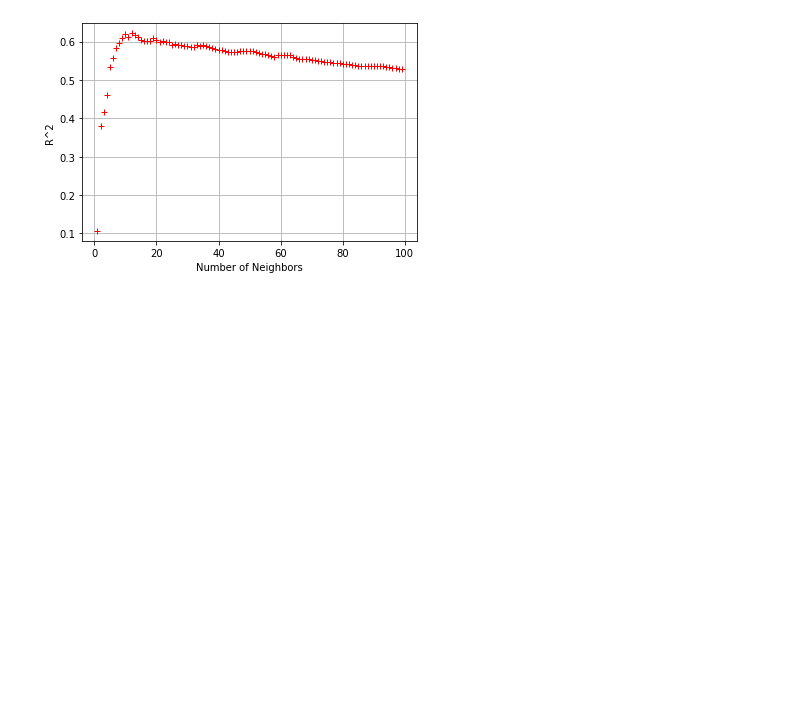
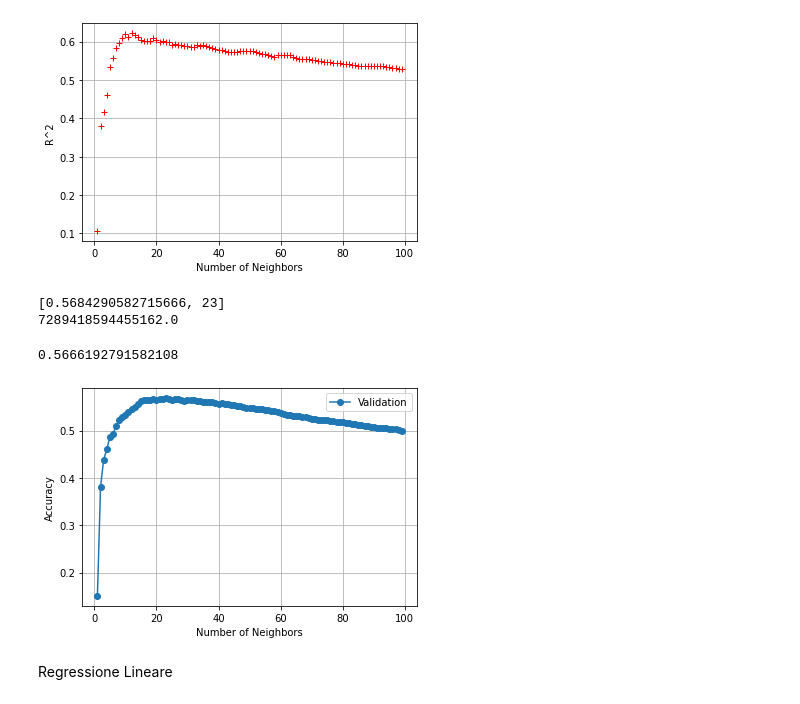
Before and after one commit to giacomobais/Data-WebMining, a Jupyter notebook: Progetto.ipynb, the cells around one changed output. Drawn from its saved outputs; the diff is of its cells as text; code cells hidden in the pictures; blank space fills up the shorter version.

```diff
--- a/Progetto.ipynb
+++ b/Progetto.ipynb
@@ -1035,4 +1127,6 @@ Accuracy
 # %%
+x = dataset_mat[:,:35]
+y = dataset_mat[:,35]
 x_train_80, x_test, y_train_80, y_test = train_test_split(x, y, test_size=0.20, random_state=42)
 x_train, x_valid, y_train, y_valid = train_test_split(x_train_80, y_train_80, test_size=0.25, random_state=42)
 train_mse=[]
@@ -1072,7 +1166,14 @@ ax.set_ylabel("R^2")
 ax.set_xlabel("Number of Neighbors")
 ax.grid()
 
-kNN = neighbors.KNeighborsRegressor(n_neighbors=12)
+min_mse = float('inf')
+best_k = 0
+for mse, k in valid_mse:
+    if(min_mse > mse):
+        best_k = k
+        min_mse = mse
+
+kNN = neighbors.KNeighborsRegressor(n_neighbors=int(best_k))
 kNN.fit(x_train_80,y_train_80)
 y_pred = kNN.predict(x_test)
 test_acc = mean_squared_error(y_true=y_test, y_pred=kNN.predict(x_test))
@@ -1085,3 +1186,50 @@ kNN.score(x_test, y_test)
 0.5211721191731791
 [figure]
 [figure]
+# %%
+x = dataset_mat[:,:35]
+y = dataset_mat[:,35]
+x_train_80, x_test, y_train_80, y_test = train_test_split(x, y, test_size=0.20, random_state=42)
+train_mse=[]
+valid_acc= []
+R_square = []
+for k in range(1,100):
+    kNN = neighbors.KNeighborsRegressor(n_neighbors=k)
+
+    scores = cross_val_score(kNN, x_train_80, y_train_80,
+                         cv=5,
+                         verbose = 0)
+    valid_acc_score = scores.mean()
+    valid_acc.append([valid_acc_score, k])
+print(max(valid_acc))
+
+valid_acc = np.array(valid_acc)
+
+fig, ax = plt.subplots()
+ax.plot(valid_acc[:,1], valid_acc[:,0], "o-", label="Validation")
+
+ax.set_ylabel("Accuracy")
+ax.set_xlabel("Number of Neighbors")
+ax.grid()
+ax.legend()
+
+max_acc = 0
+best_k = 0
+for acc, k in valid_acc:
+    if(max_acc < acc):
+        best_k = k
+        max_acc = acc
+
+kNN = neighbors.KNeighborsRegressor(n_neighbors=int(best_k))
+kNN.fit(x_train_80,y_train_80)
+y_pred = kNN.predict(x_test)
+test_acc = mean_squared_error(y_true=y_test, y_pred=kNN.predict(x_test))
+print(test_acc)
+kNN.score(x_test, y_test)
+# %% [output]
+[0.5684290582715666, 23]
+7289418594455162.0
+0.5666192791582108
+[figure, added]
+# %% [markdown]
+Regressione Lineare
```
Also changed, not shown: parts of 14 cells of this notebook.
